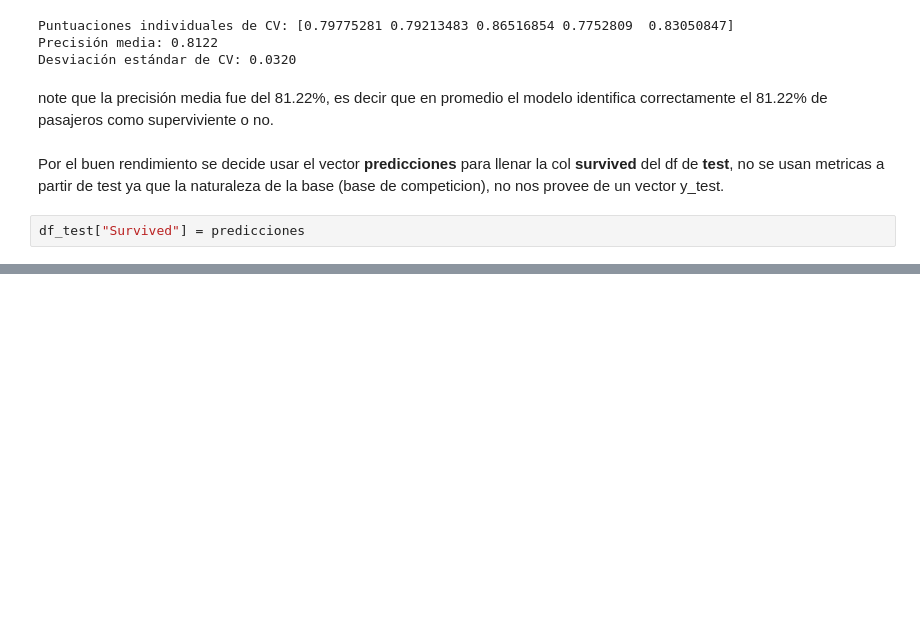
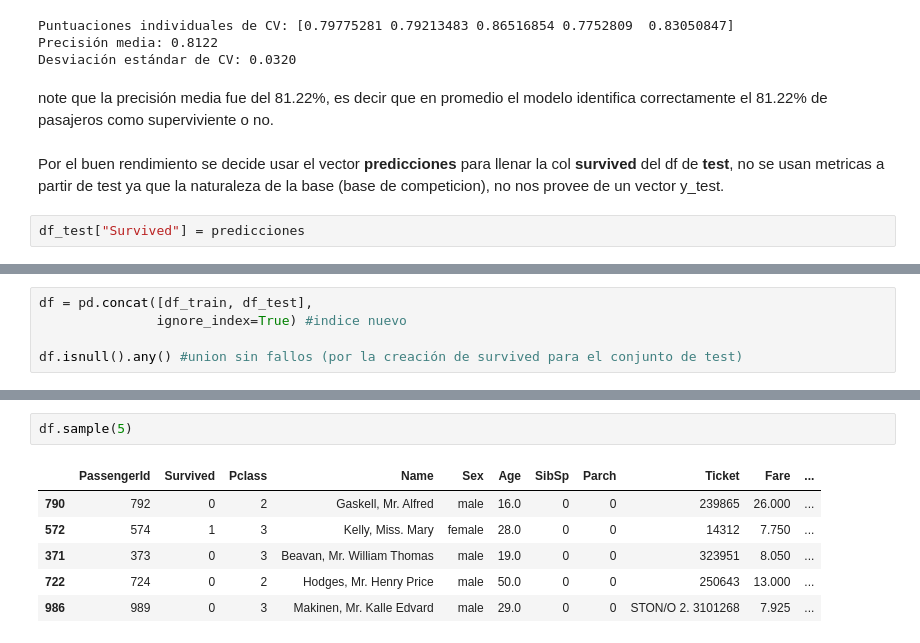
Before and after one commit to juanpablocarrillohortua/taller-pandas-titanic-grupo-1, a Jupyter notebook: notebooks/proyecto titanic.ipynb, the cells around one changed output, grey strips where cells are left out. Drawn from its saved outputs; the diff is of its cells as text; blank space fills up the shorter version.

Commit message:
union de las bases de datos

```diff
--- a/notebooks/proyecto titanic.ipynb
+++ b/notebooks/proyecto titanic.ipynb
@@ -649,0 +652,5 @@ df_test["Survived"] = predicciones
+# %%
+df = pd.concat([df_train, df_test],
+               ignore_index=True) #indice nuevo
+
+df.isnull().any() #union sin fallos (por la creación de survived para el conjunto de test)
@@ -649,0 +672,9 @@ df_test["Survived"] = predicciones
+# %%
+df.sample(5)
+# %% [output]
+|  | PassengerId | Survived | Pclass | Name | Sex | Age | SibSp | Parch | Ticket | Fare | ... |
+| 790 | 792 | 0 | 2 | Gaskell, Mr. Alfred | male | 16.0 | 0 | 0 | 239865 | 26.000 | ... |
+| 572 | 574 | 1 | 3 | Kelly, Miss. Mary | female | 28.0 | 0 | 0 | 14312 | 7.750 | ... |
+| 371 | 373 | 0 | 3 | Beavan, Mr. William Thomas | male | 19.0 | 0 | 0 | 323951 | 8.050 | ... |
+| 722 | 724 | 0 | 2 | Hodges, Mr. Henry Price | male | 50.0 | 0 | 0 | 250643 | 13.000 | ... |
+| 986 | 989 | 0 | 3 | Makinen, Mr. Kalle Edvard | male | 29.0 | 0 | 0 | STON/O 2. 3101268 | 7.925 | ... |
```
Also changed, not shown: parts of 2 cells of this notebook.
